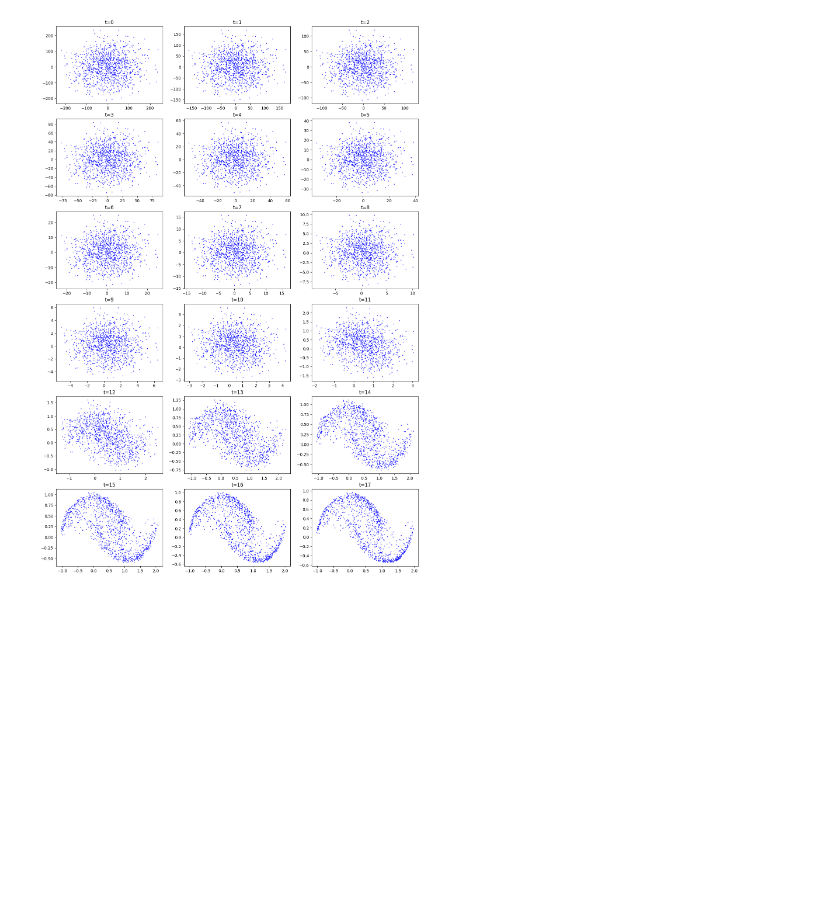
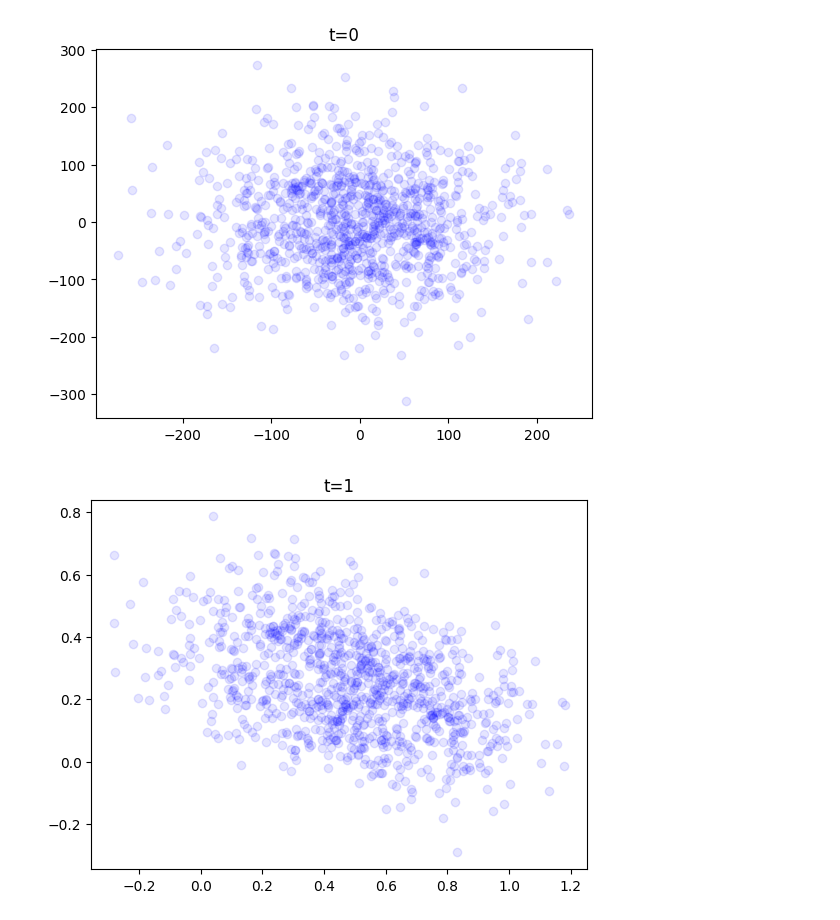
Before and after one commit to phpin57/GenModeling, a Jupyter notebook: consistency_model_distilled_half_moon.ipynb, the cells around one changed output. Cells and saved outputs as stored; diff of their text form; code cells hidden in the pictures; blank space fills up the shorter version.

```diff
--- a/consistency_model_distilled_half_moon.ipynb
+++ b/consistency_model_distilled_half_moon.ipynb
@@ -270,22 +280,11 @@ Epoch 500/500 - Loss: 0.3042
 # %%
-x_evolution = sampling_loop(model, device, batch_size=1024, epsilon=epsilon, T=T, rho=rho, N=N)
+x_evolution = consistency_sampling(model, device, batch_size=1024, T=T)
-# %%
-# Calculate number of rows and columns
-num_plots = len(x_evolution)
-num_cols = 3
-num_rows = (num_plots + num_cols - 1) // num_cols  # Round up division
-
-# Create a single figure with subplots
-fig, axes = plt.subplots(num_rows, num_cols, figsize=(16, 24))
-
-# Plotting
-for i, X in enumerate(x_evolution):
-    row = i // num_cols
-    col = i % num_cols
-    for point in X:
-        axes[row, col].scatter(point[0], point[1], s=0.75, c='b')
-    axes[row, col].set_title(f"t={i}")
-
-plt.show()
-# %% [output]
-[figure, removed]
+# %%
+for i in range(len(x_evolution)):
+    for X in x_evolution[i]:
+        plt.scatter(X[0], X[1], c='b', alpha=0.1)
+    plt.title(f"t={i}")
+    plt.show()
+# %% [output]
+[figure, added]
+[figure, added]
```
Also changed, not shown: parts of 5 cells of this notebook.
